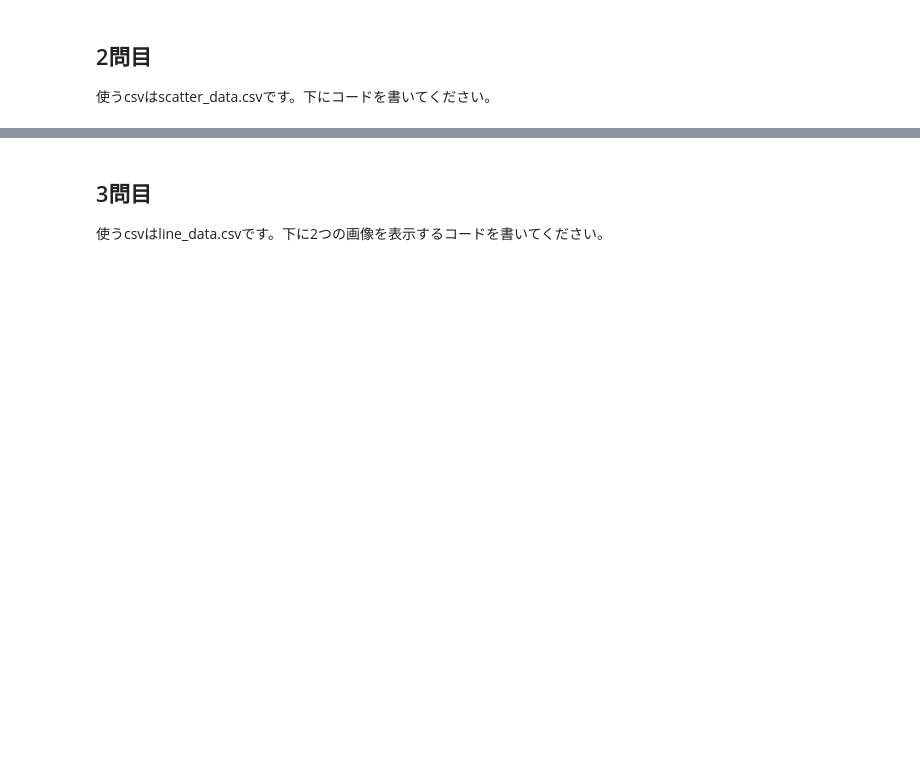
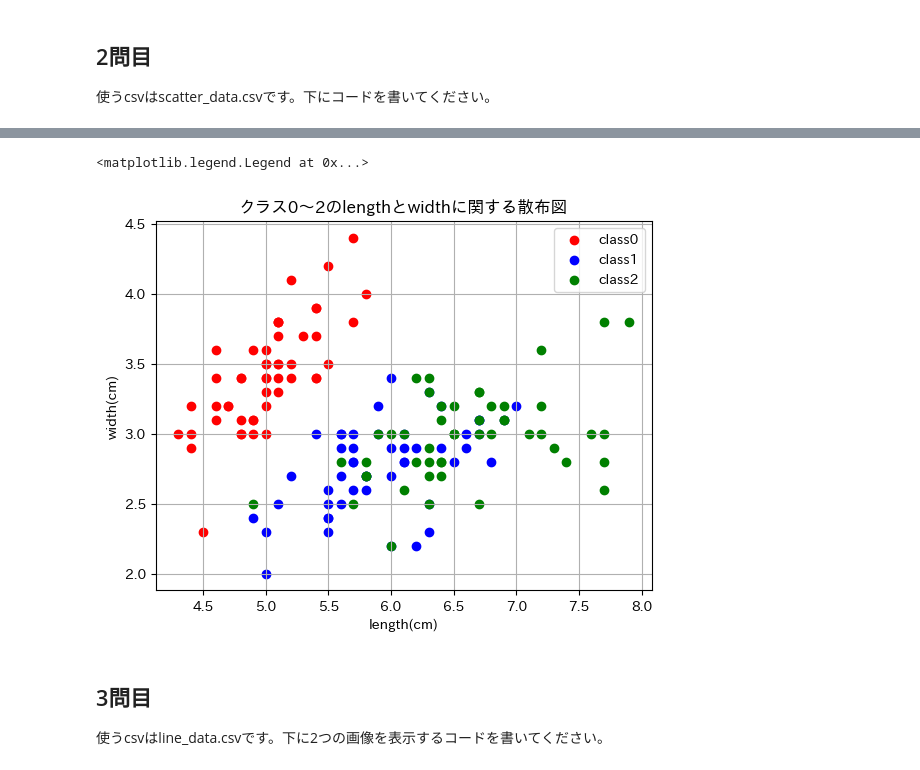
Before and after one commit to shou-hatu/Basic-Python3, a Jupyter notebook: 可視化問題_ipynb_のコピー.ipynb, the cells around one changed output, grey strips where cells are left out. Saved outputs shown, nothing was run; the diff lists cells and outputs as text; code cells hidden in the pictures; blank space fills up the shorter version.

```diff
--- a/可視化問題_ipynb_のコピー.ipynb
+++ b/可視化問題_ipynb_のコピー.ipynb
@@ -102,15 +104,18 @@ df_class_2 = df_2[mask_class_2]
 # %%
 #それぞれで散布図を作る
 #分けたデータの散布図を一枚に重ね合わせる
 plt.scatter(df_class_0['length (cm)'] , df_class_0['width (cm)'] ,  color = 'r')
 plt.scatter(df_class_1['length (cm)'] , df_class_1['width (cm)'] ,  color = 'b')
 plt.scatter(df_class_2['length (cm)'] , df_class_2['width (cm)'] ,  color = 'g')
-
+plt.grid()
 plt.title('クラス0～2のlengthとwidthに関する散布図')#タイトル
 plt.xlabel('length(cm)')#x軸ラベル
 plt.ylabel('width(cm)')#y軸ラベル
 labels = ["class0" , "class1" , "class2"]
 plt.legend(labels ,loc = 'upper right' , bbox_to_anchor = (1,1)  )
+# %% [output]
+<matplotlib.legend.Legend at 0x...>
+[figure, added]
 # %% [markdown]
 ## 3問目
 使うcsvはline_data.csvです。下に2つの画像を表示するコードを書いてください。
```
Also changed, not shown: parts of 4 cells of this notebook.
